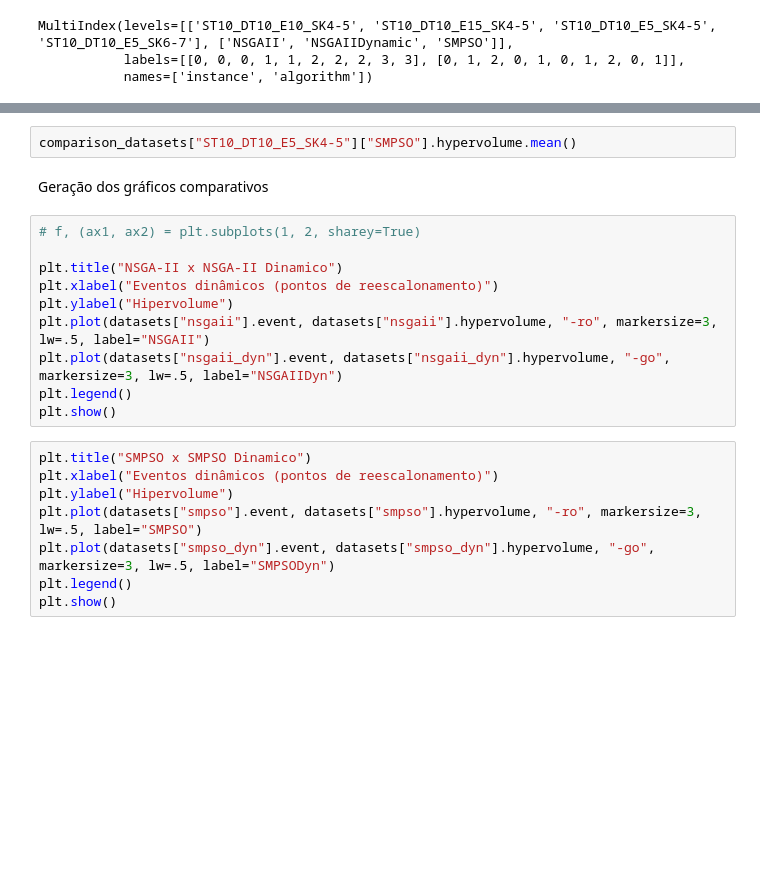
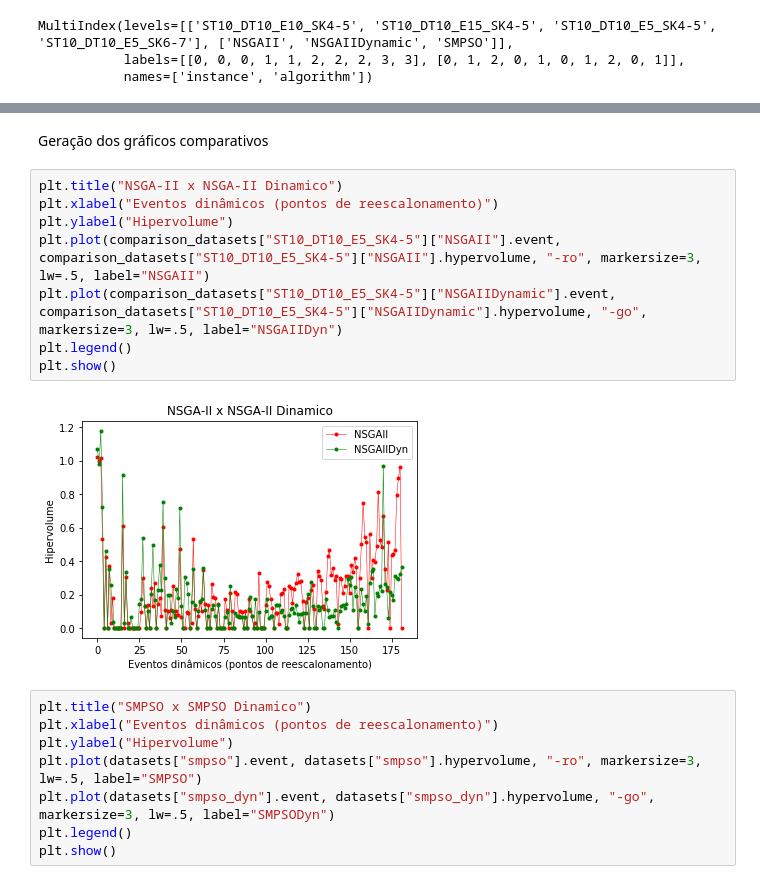
Before and after one commit to rodrigoamaral/spsp-jmetal, a Jupyter notebook: dspsp-analysis/results_by_instance.ipynb, the cells around one changed output, grey strips where cells are left out. Saved outputs shown, nothing was run; the diff lists cells and outputs as text; blank space fills up the shorter version.

```diff
--- a/dspsp-analysis/results_by_instance.ipynb
+++ b/dspsp-analysis/results_by_instance.ipynb
@@ -57,17 +78,15 @@ comparison_datasets["ST10_DT10_E5_SK4-5"]["SMPSO"].tail()
-# %%
-comparison_datasets["ST10_DT10_E5_SK4-5"]["SMPSO"].hypervolume.mean()
 # %% [markdown]
 Geração dos gráficos comparativos
 # %%
-# f, (ax1, ax2) = plt.subplots(1, 2, sharey=True)
-
 plt.title("NSGA-II x NSGA-II Dinamico")
 plt.xlabel("Eventos dinâmicos (pontos de reescalonamento)")
 plt.ylabel("Hipervolume")
-plt.plot(datasets["nsgaii"].event, datasets["nsgaii"].hypervolume, "-ro", markersize=3, lw=.5, label="NSGAII")
-plt.plot(datasets["nsgaii_dyn"].event, datasets["nsgaii_dyn"].hypervolume, "-go", markersize=3, lw=.5, label="NSGAIIDyn")
+plt.plot(comparison_datasets["ST10_DT10_E5_SK4-5"]["NSGAII"].event, comparison_datasets["ST10_DT10_E5_SK4-5"]["NSGAII"].hypervolume, "-ro", markersize=3, lw=.5, label="NSGAII")
+plt.plot(comparison_datasets["ST10_DT10_E5_SK4-5"]["NSGAIIDynamic"].event, comparison_datasets["ST10_DT10_E5_SK4-5"]["NSGAIIDynamic"].hypervolume, "-go", markersize=3, lw=.5, label="NSGAIIDyn")
 plt.legend()
 plt.show()
+# %% [output]
+[figure, added]
 # %%
 plt.title("SMPSO x SMPSO Dinamico")
 plt.xlabel("Eventos dinâmicos (pontos de reescalonamento)")
```
Also changed, not shown: parts of 3 cells of this notebook, 3 other files.
